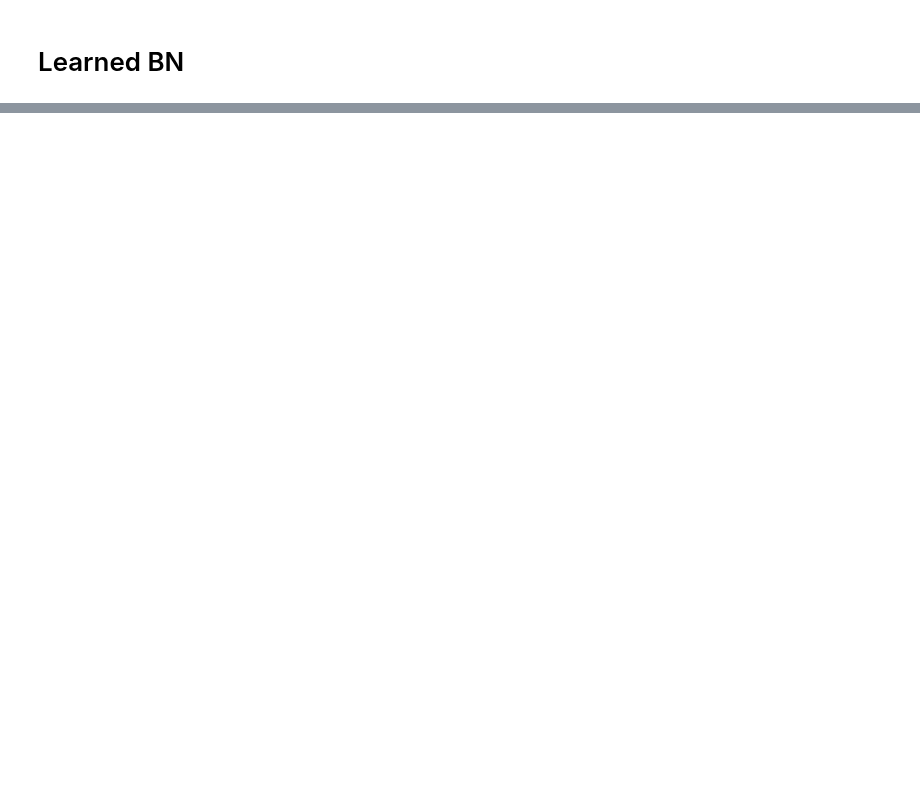
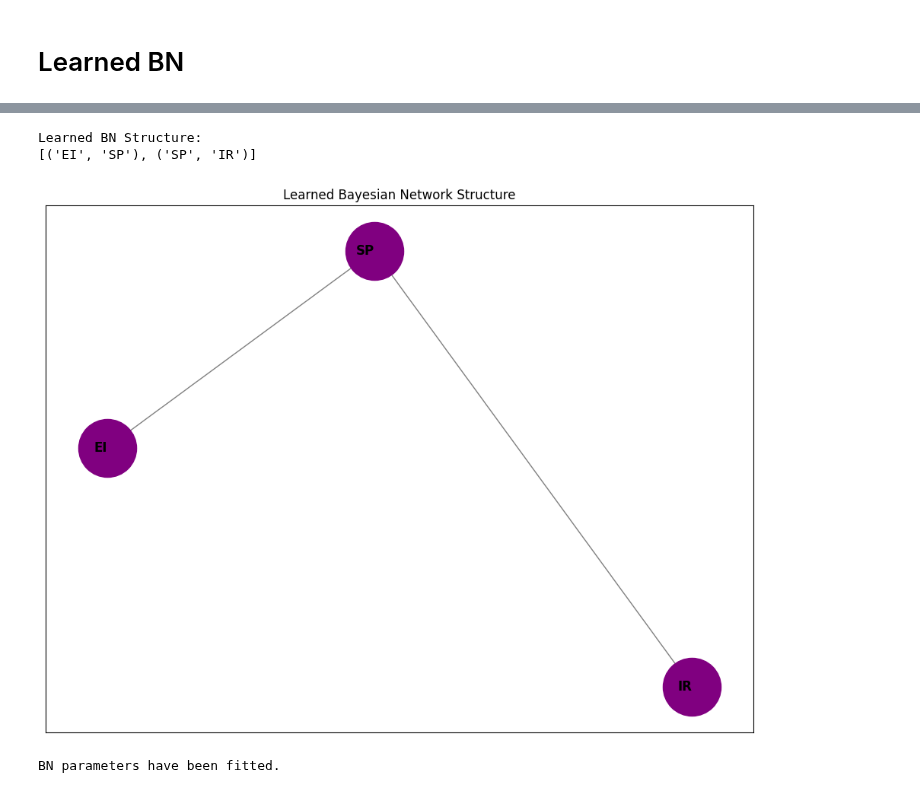
Before and after one commit to nonyeezeh/Research-Project-Code, a Jupyter notebook: code_4.ipynb, the cells around one changed output, grey strips where cells are left out. Cells and saved outputs as stored; diff of their text form; code cells hidden in the pictures; blank space fills up the shorter version.

```diff
--- a/code_4.ipynb
+++ b/code_4.ipynb
@@ -553,0 +503,18 @@ fig.show()
+# %%
+# Load the NN output data
+nn_output_data = pd.read_csv('nn_output_with_probabilities.csv')
+
+# Extract the relevant columns: IR, EI, and NN Predicted SP
+bayesian_learning_data = nn_output_data[['IR', 'EI', 'Predicted SP']]
+
+# Rename 'Predicted SP' to 'SP' to match the target variable name
+bayesian_learning_data.rename(columns={'Predicted SP': 'SP'}, inplace=True)
+
+# Display the extracted data
+print("Extracted Data for Bayesian Network Learning (predictions from NN):")
+print(bayesian_learning_data.head())
+
+# Save the extracted data to a CSV file
+bayesian_learning_data.to_csv('bayesian_learning_data_from_nn.csv', index=False)
+
+print("\nData saved successfully to 'bayesian_learning_data_from_nn.csv'")
@@ -553,0 +534,40 @@ fig.show()
+# %%
+# Learn the BN structure using Hill Climb Search and BIC
+hc = HillClimbSearch(bayesian_learning_data)
+learned_model = hc.estimate(scoring_method=BicScore(bayesian_learning_data))
+
+# Display the learned structure (edges)
+print("Learned BN Structure:")
+print(learned_model.edges())
+# %% [output]
+Learned BN Structure:
+[('EI', 'SP'), ('SP', 'IR')]
+# %%
+# Create a directed graph from the learned BN structure
+G = nx.DiGraph()
+
+# Add edges to the graph
+G.add_edges_from(learned_model.edges())
+
+# Draw the graph using Matplotlib
+plt.figure(figsize=(12, 9))  # Increase figure size for better readability
+pos = nx.spring_layout(G)  # Positioning the nodes
+
+# Draw nodes, edges, and labels
+nx.draw_networkx_nodes(G, pos, node_color='purple', node_size=3000)
+nx.draw_networkx_edges(G, pos, edge_color='gray')
+nx.draw_networkx_labels(G, pos, font_size=12, font_color='black', font_weight='bold', verticalalignment='center', horizontalalignment='right')
+
+# Show the plot
+plt.title("Learned Bayesian Network Structure")
+plt.show()
+# %% [output]
+[figure, added]
+# %%
+# Fit the BN parameters using Maximum Likelihood Estimation
+learned_bn = BayesianNetwork(learned_model.edges())
+learned_bn.fit(bayesian_learning_data, estimator=MaximumLikelihoodEstimator)
+
+print("BN parameters have been fitted.")
+# %% [output]
+BN parameters have been fitted.
```
Also changed, not shown: parts of 12 cells of this notebook.
